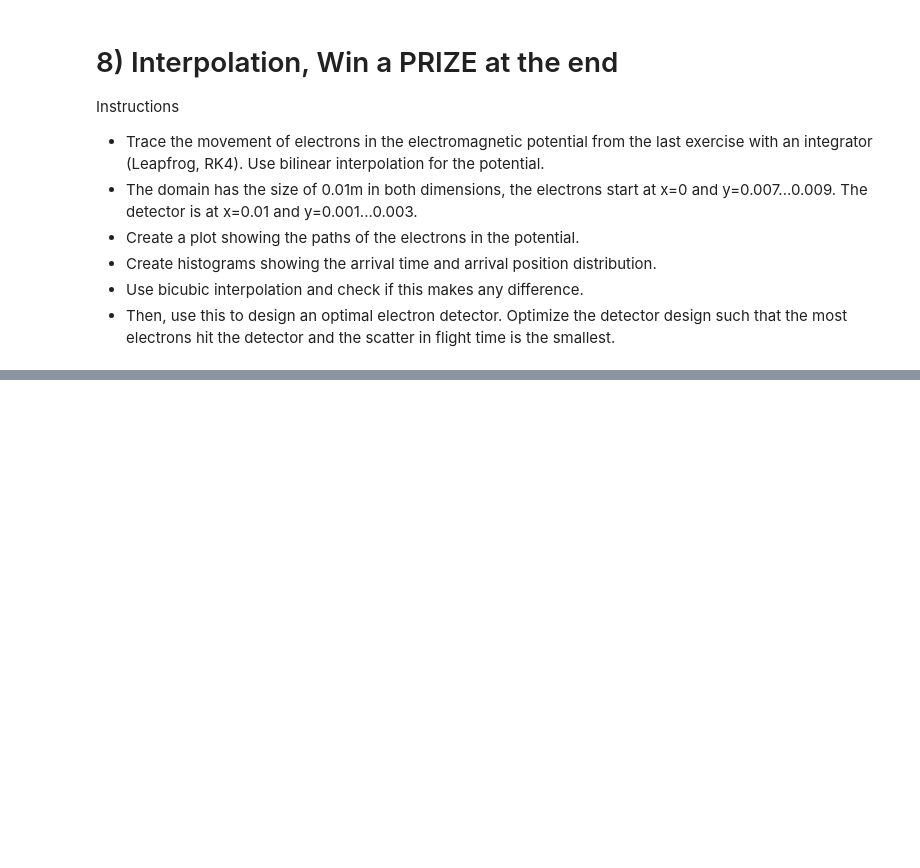
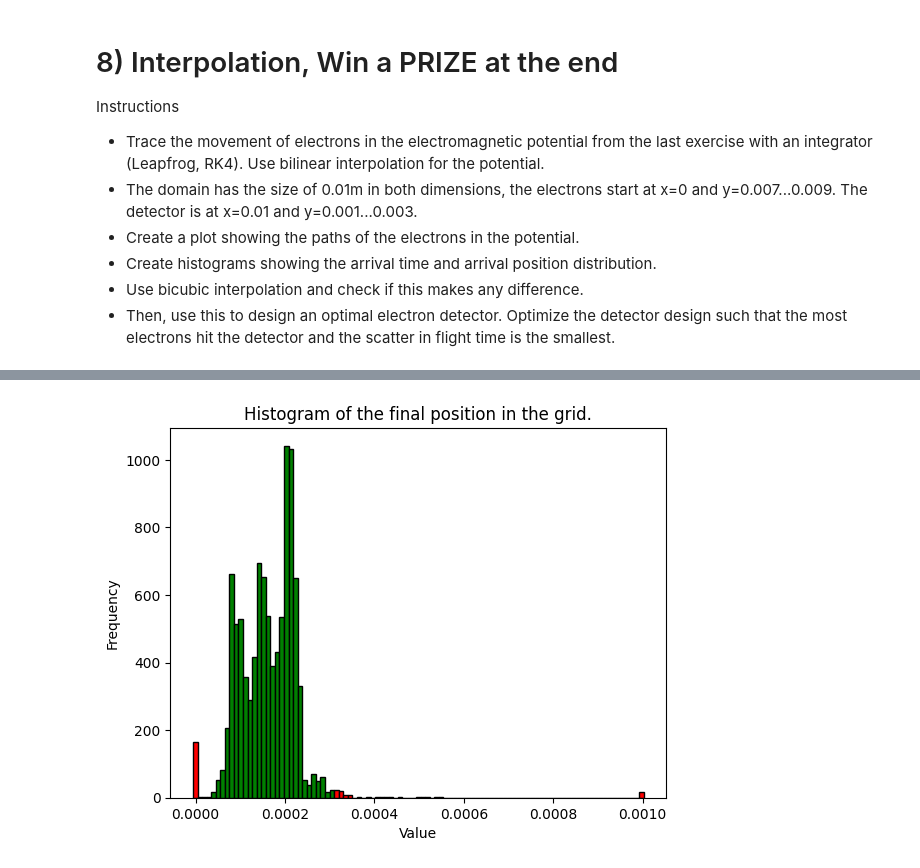
Before and after one commit to kingspoof/ESC-201-Introduction-to-Computer-Simulation, a Jupyter notebook: Assignments/008_Interpolation/008_Interpolation.ipynb, the cells around one changed output, grey strips where cells are left out. Saved outputs shown, nothing was run; the diff lists cells and outputs as text; code cells hidden in the pictures; blank space fills up the shorter version.

```diff
--- a/Assignments/008_Interpolation/008_Interpolation.ipynb
+++ b/Assignments/008_Interpolation/008_Interpolation.ipynb
@@ -350,0 +354,25 @@ print(np.std(times))
+# %%
+## Plotting the final positions
+data = []
+for e in electron_simulation.electrons:
+    data.append(e.get_y_positions()[-1])
+
+
+bins = np.linspace(min(data), max(data), 100)  # create bins
+
+# Create histogram and plot
+counts, bins, patches = plt.hist(data, bins=bins, edgecolor='black')
+
+# Apply color conditions
+for patch, value in zip(patches, bins):
+    if 0.00001 <= value <= 0.0003:
+        patch.set_facecolor('green')
+    else:
+        patch.set_facecolor('red')
+
+plt.xlabel('Value')
+plt.ylabel('Frequency')
+plt.title('Histogram of the final position in the grid.')
+plt.show()
+# %% [output]
+[figure, added]
```
Also changed, not shown: parts of 9 cells of this notebook.
